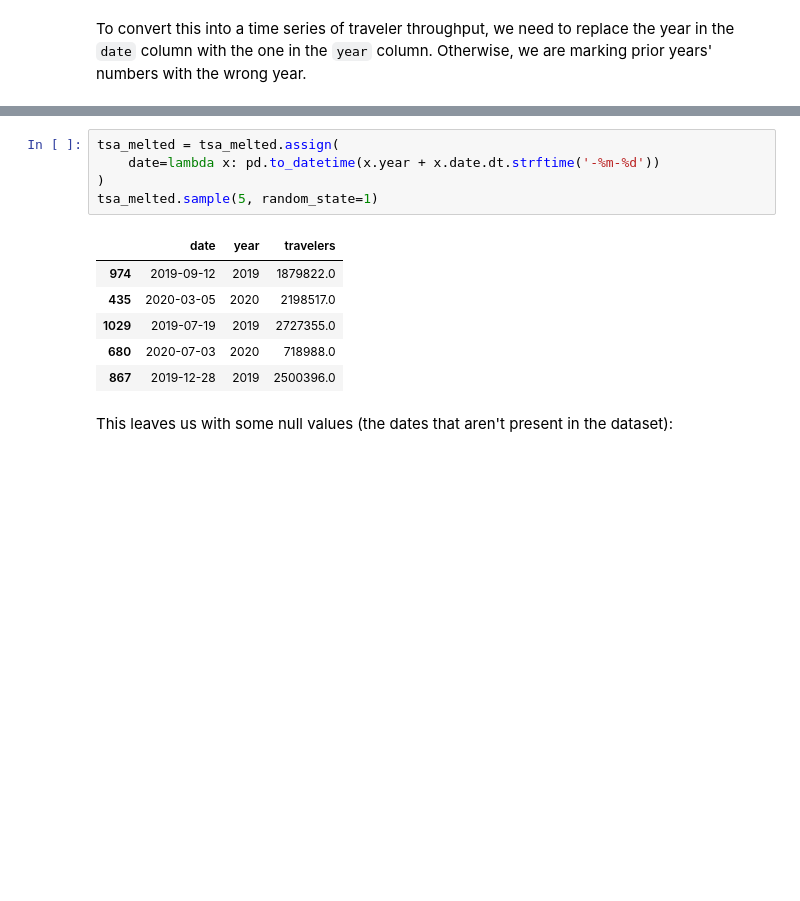
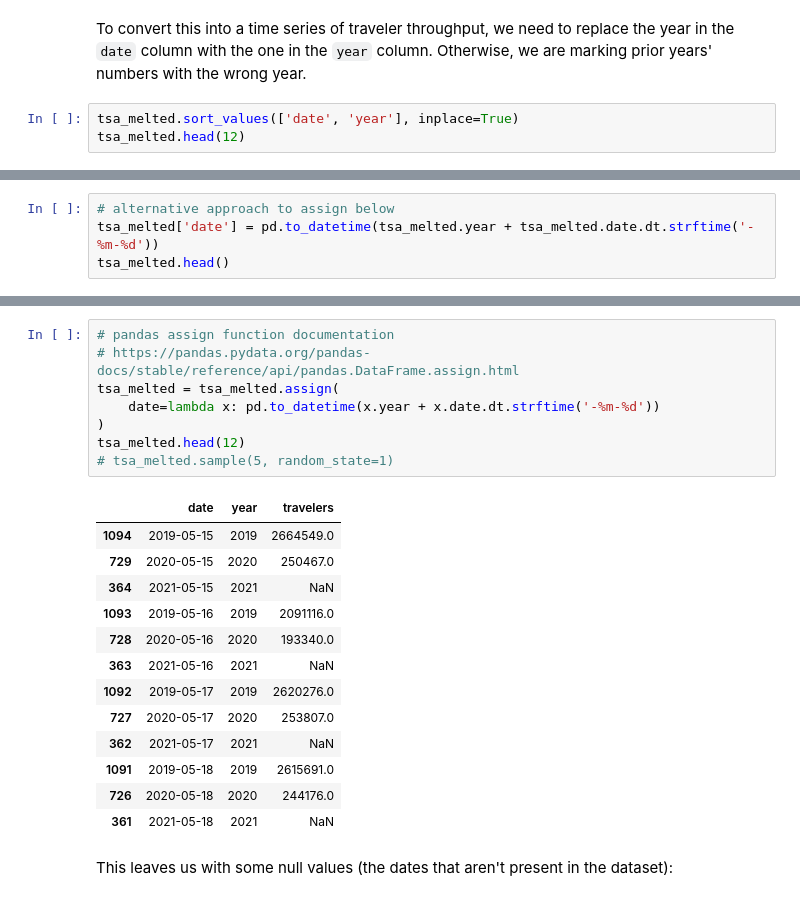
Before and after one commit to ValRCS/Python_SheGoesTech_22, a Jupyter notebook: Day_17_Pandas_Data_Analysis_Library/2-data_wrangling.ipynb, the cells around one changed output, grey strips where cells are left out. Drawn from its saved outputs; the diff is of its cells as text; blank space fills up the shorter version.

Commit message:
wrangling data

```diff
--- a/Day_17_Pandas_Data_Analysis_Library/2-data_wrangling.ipynb
+++ b/Day_17_Pandas_Data_Analysis_Library/2-data_wrangling.ipynb
@@ -448,2 +519,5 @@ tsa_melted.sample(5, random_state=1) # show some random entries
 # %% [markdown]
 To convert this into a time series of traveler throughput, we need to replace the year in the `date` column with the one in the `year` column. Otherwise, we are marking prior years' numbers with the wrong year.
+# %%
+tsa_melted.sort_values(['date', 'year'], inplace=True)
+tsa_melted.head(12)
@@ -449,0 +538,4 @@ To convert this into a time series of traveler throughput, we need to replace th
+# %%
+# alternative approach to assign below
+tsa_melted['date'] = pd.to_datetime(tsa_melted.year + tsa_melted.date.dt.strftime('-%m-%d'))
+tsa_melted.head()
@@ -450,15 +564,25 @@ To convert this into a time series of traveler throughput, we need to replace th
 # %%
+# pandas assign function documentation
+# https://pandas.pydata.org/pandas-docs/stable/reference/api/pandas.DataFrame.assign.html
 tsa_melted = tsa_melted.assign(
     date=lambda x: pd.to_datetime(x.year + x.date.dt.strftime('-%m-%d'))
 )
-tsa_melted.sample(5, random_state=1)
+tsa_melted.head(12)
+# tsa_melted.sample(5, random_state=1)
 # %% [output]
 |  | date | year | travelers |
-| 974 | 2019-09-12 | 2019 | 1879822.0 |
-| 435 | 2020-03-05 | 2020 | 2198517.0 |
-| 1029 | 2019-07-19 | 2019 | 2727355.0 |
-| 680 | 2020-07-03 | 2020 | 718988.0 |
-| 867 | 2019-12-28 | 2019 | 2500396.0 |
+| 1094 | 2019-05-15 | 2019 | 2664549.0 |
+| 729 | 2020-05-15 | 2020 | 250467.0 |
+| 364 | 2021-05-15 | 2021 | NaN |
+| 1093 | 2019-05-16 | 2019 | 2091116.0 |
+| 728 | 2020-05-16 | 2020 | 193340.0 |
+| 363 | 2021-05-16 | 2021 | NaN |
+| 1092 | 2019-05-17 | 2019 | 2620276.0 |
+| 727 | 2020-05-17 | 2020 | 253807.0 |
+| 362 | 2021-05-17 | 2021 | NaN |
+| 1091 | 2019-05-18 | 2019 | 2615691.0 |
+| 726 | 2020-05-18 | 2020 | 244176.0 |
+| 361 | 2021-05-18 | 2021 | NaN |
 # %% [markdown]
 This leaves us with some null values (the dates that aren't present in the dataset):
 # %%
```
Also changed, not shown: parts of 22 cells of this notebook.
